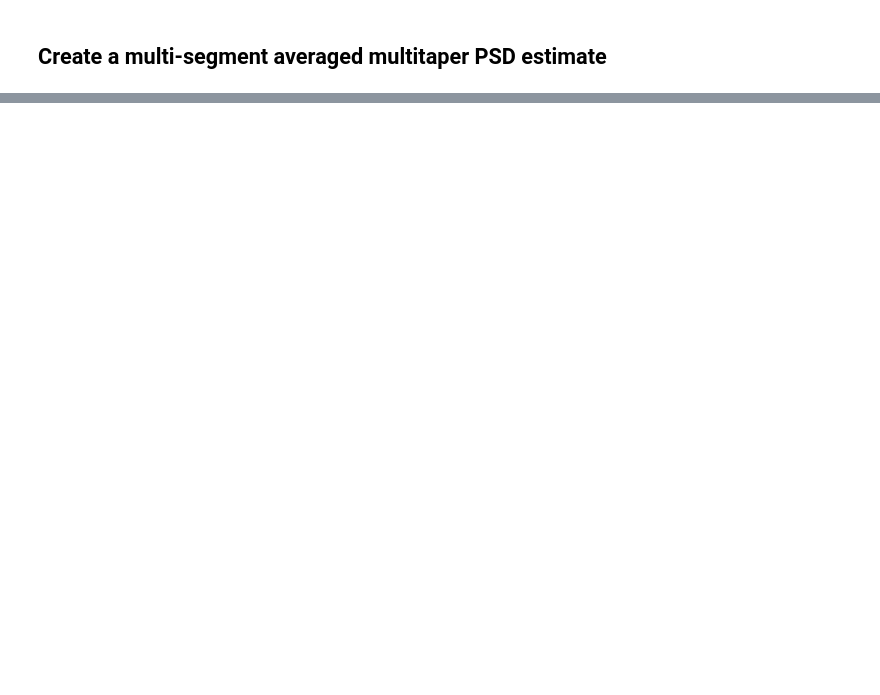
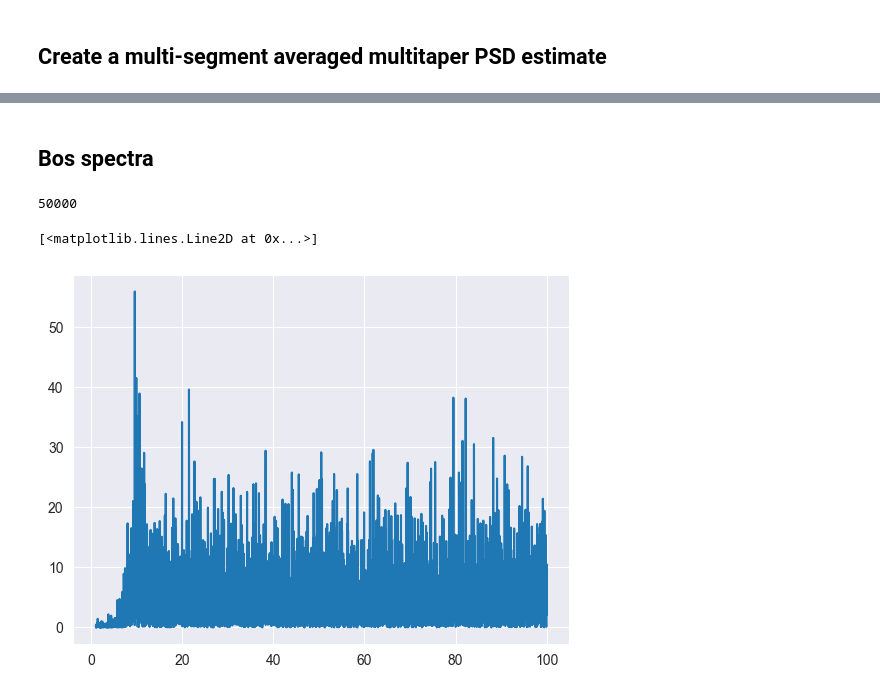
Before and after one commit to INM-6/elephant, a Jupyter notebook: doc/tutorials/spike_power_spectra.ipynb, the cells around one changed output, grey strips where cells are left out. Cells and saved outputs as stored; diff of their text form; code cells hidden in the pictures; blank space fills up the shorter version.

```diff
--- a/doc/tutorials/spike_power_spectra.ipynb
+++ b/doc/tutorials/spike_power_spectra.ipynb
@@ -92,0 +93,2 @@ plt.plot(f_mtn[lower_f_index:upper_f_index], np.transpose(psd_mtn[0, 0, lower_f_
+# %% [markdown]
+## Bos spectra
@@ -92,0 +179,16 @@ plt.plot(f_mtn[lower_f_index:upper_f_index], np.transpose(psd_mtn[0, 0, lower_f_
+# %%
+# Convert binned spike train to an Analog Signal in order to retain the units
+f_bo, psd_bo = powerspec(
+    bst.to_array(), tbin=1, Df=None)
+# %% [output]
+50000
+# %%
+# Limit frequency axis to 1-100 Hz
+lower_f_index = np.where(f_bo>1)[0][0]
+upper_f_index = np.where(f_bo>100)[0][0]
+plt.plot(
+    f_bo[lower_f_index:upper_f_index],
+    np.transpose(psd_bo[0, lower_f_index:upper_f_index])/2)
+# %% [output]
+[<matplotlib.lines.Line2D at 0x...>]
+[figure, added]
```
Also changed, not shown: parts of 6 cells of this notebook.
